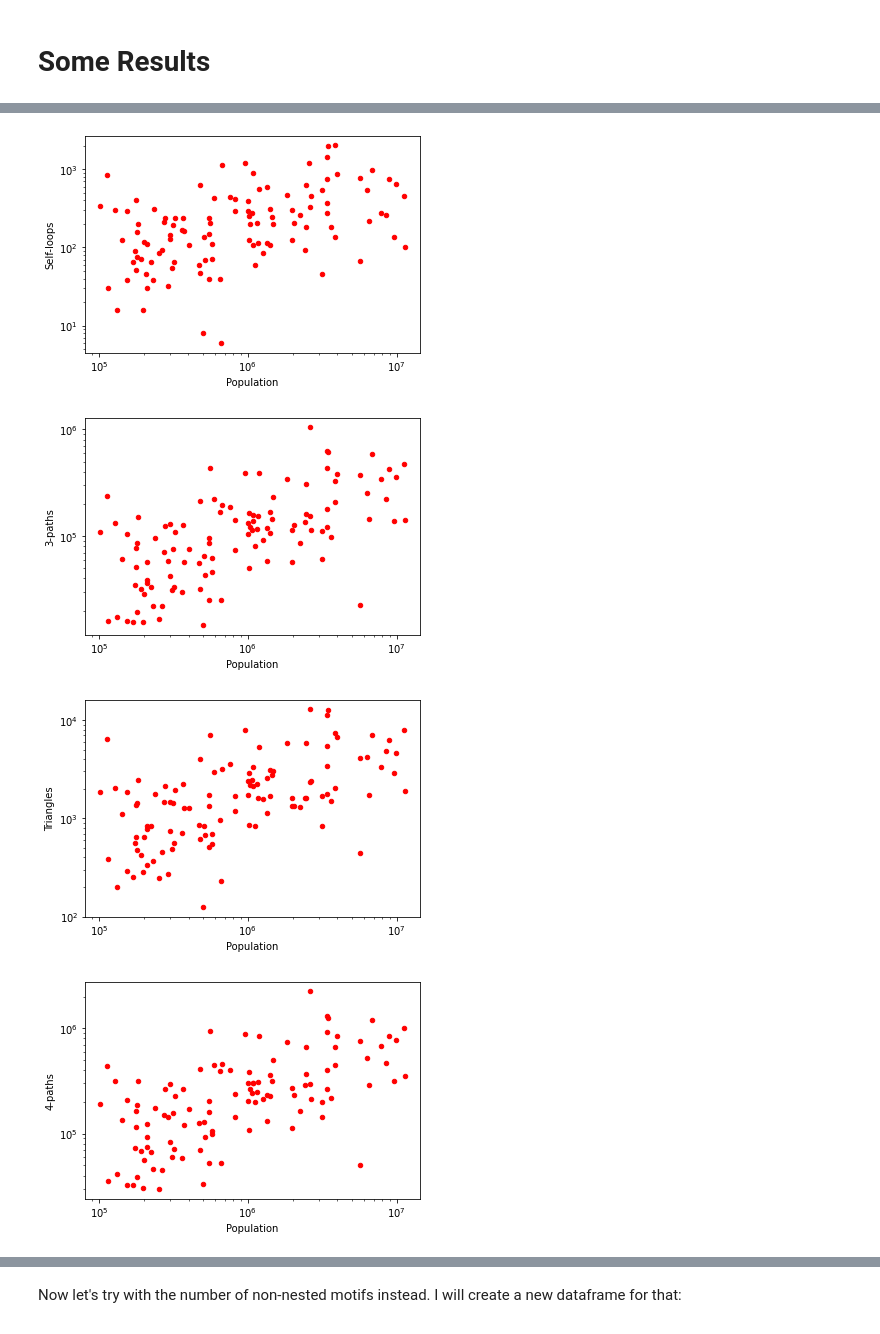
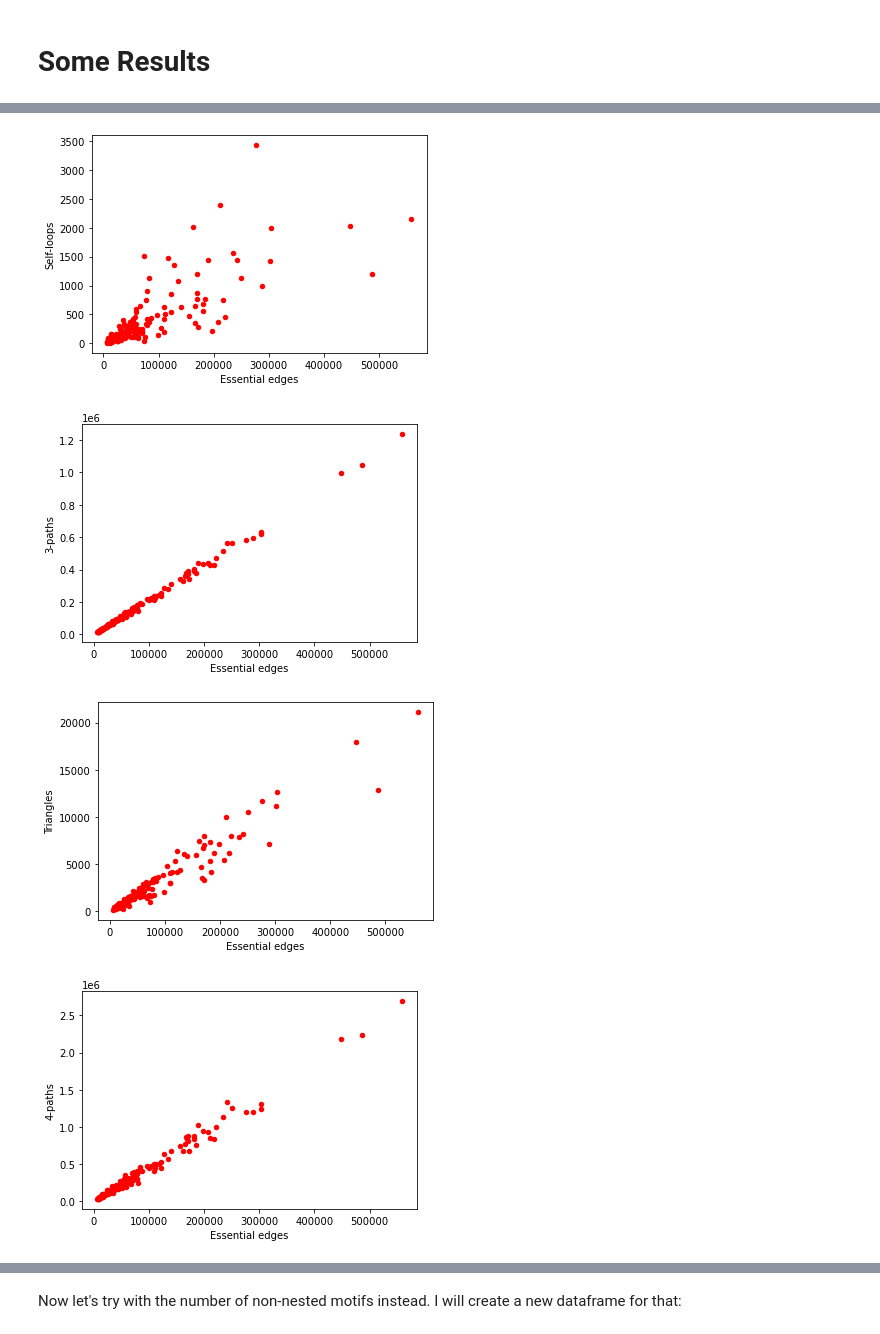
Before and after one commit to gsagostini/cities-motifs, a Jupyter notebook: exploratory notebooks/Some Results.ipynb, the cells around one changed output, grey strips where cells are left out. Drawn from its saved outputs; the diff is of its cells as text; code cells hidden in the pictures.

```diff
--- a/exploratory notebooks/Some Results.ipynb
+++ b/exploratory notebooks/Some Results.ipynb
@@ -8,5 +8,7 @@ import numpy as np
 # Some Results
 # %%
 raw_data = pd.read_csv("cities_with_population.csv")
-data_1 = raw_data[raw_data.Nodes.notnull()]
-data_1 = data_1[data_1.Population.notnull()]
+data = raw_data[raw_data.Nodes.notnull()]
+data = data[data.Population.notnull()]
+data = data.drop(columns =['Unnamed: 0', 'Unnamed: 0.1'])
+data
@@ -52,5 +51,6 @@ data_1
 # %%
-for column in list(data_1.columns.values)[6:15]:
-    data_1.plot(kind='scatter',x='Edges',y=column,color='red')
-    plt.show()
+for column in list(data.columns.values)[6:15]:
+    ax = data.plot(kind='scatter',x='Population',y=column,color='red')
+    fig = ax.get_figure()
+    fig.savefig("figures/scatter/" + str(column) + '_pop.png', bbox_inches='tight')
 # %% [output]
@@ -66,9 +66,10 @@ for column in list(data_1.columns.values)[6:15]:
 # %%
-for column in list(data_1.columns.values)[6:15]:
-    data_1.plot(loglog=True, kind='scatter',x='Population',y=column,color='red')
-    plt.show()
+for column in list(data.columns.values)[6:15]:
+    ax = data.plot(kind='scatter',x='Essential edges',y=column,color='red')
+    fig = ax.get_figure()
+    fig.savefig("figures/scatter_edges/" + str(column) + '_edges.png', bbox_inches='tight')
 # %% [output]
-[figure, old version]
+[figure, new version]
-[figure, old version]
+[figure, new version]
-[figure, old version]
+[figure, new version]
-[figure, old version]
+[figure, new version]
```
Also changed, not shown: parts of 19 cells of this notebook, 10 other files.
